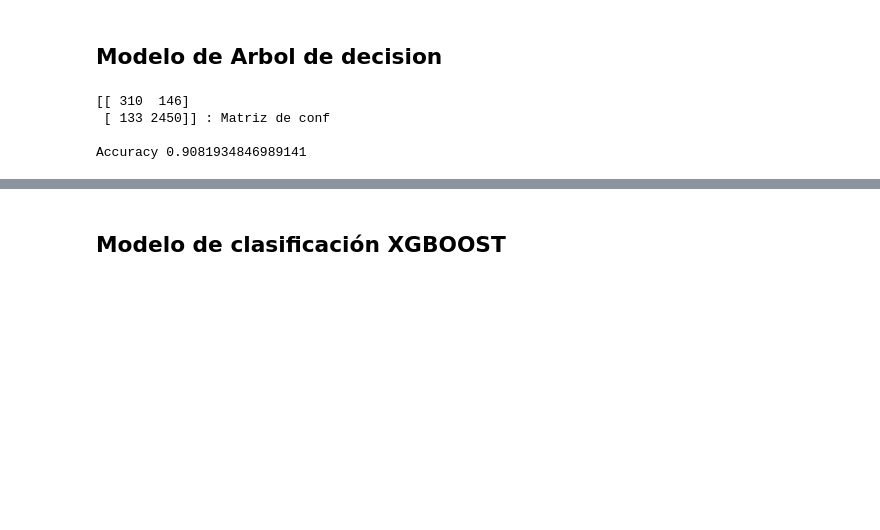
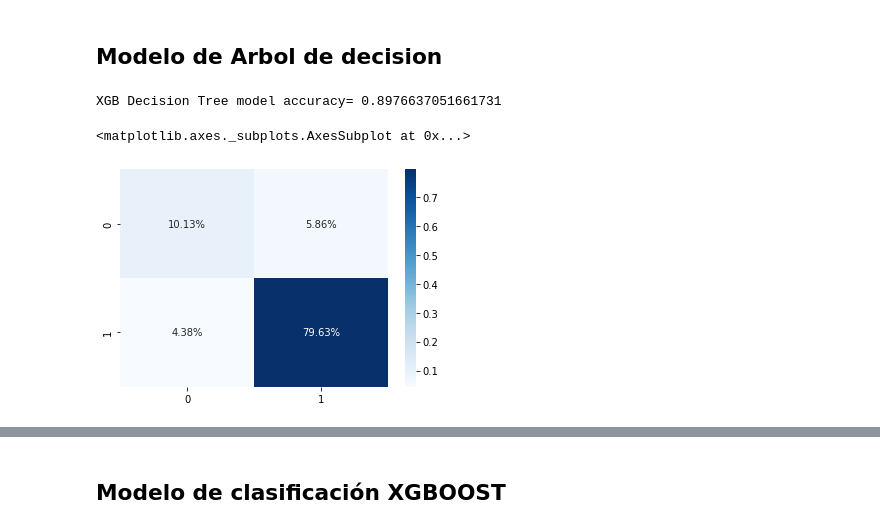
Before and after one commit to v1ctorvega/My_f1rst_DS_Project, a Jupyter notebook: Proyecto_DS_III_Victor_Torres.ipynb, the cells around one changed output, grey strips where cells are left out. Cells and saved outputs as stored; diff of their text form; code cells hidden in the pictures; blank space fills up the shorter version.

```diff
--- a/Proyecto_DS_III_Victor_Torres.ipynb
+++ b/Proyecto_DS_III_Victor_Torres.ipynb
@@ -369,24 +376,22 @@ Accuracy 0.8585060875287923
 # %%
 from sklearn.tree import DecisionTreeClassifier
 Modelo2 = DecisionTreeClassifier()
 Modelo2.fit(X_train, y_train)
 
 y_pred = Modelo2.predict(X_test)
 
 #Metrica de evaluacion
 
 cm = confusion_matrix(y_test, y_pred)
 ac = accuracy_score(y_test, y_pred)
-mse = mean_squared_error (y_test, y_pred)
-r2 = r2_score(y_test, y_pred)
 
-print (cm, ': Matriz de conf')
-print('\nAccuracy', ac)
+
+print('\nXGB Decision Tree model accuracy=', ac)
+sns.heatmap(cm/np.sum(cm), annot=True, fmt='.2%', cmap='Blues')
 # %% [output]
-[[ 310  146]
- [ 133 2450]] : Matriz de conf
-
-Accuracy 0.9081934846989141
+XGB Decision Tree model accuracy= 0.8976637051661731
+<matplotlib.axes._subplots.AxesSubplot at 0x...>
+[figure, added]
 # %%
 from sklearn.ensemble import RandomForestClassifier
 Modelo3 = RandomForestClassifier()
```
Also changed, not shown: parts of 34 cells of this notebook.
